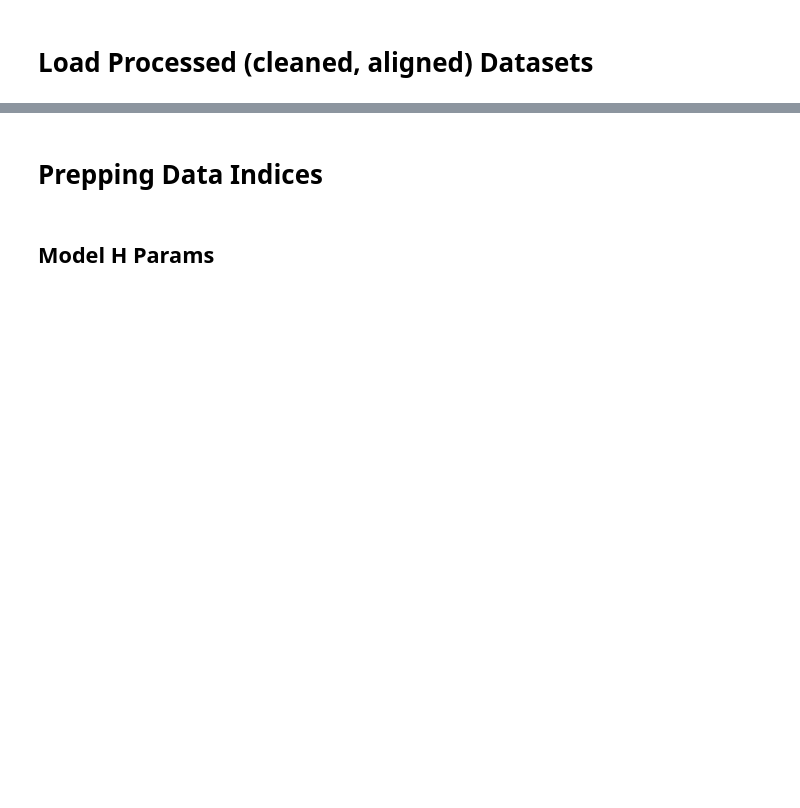
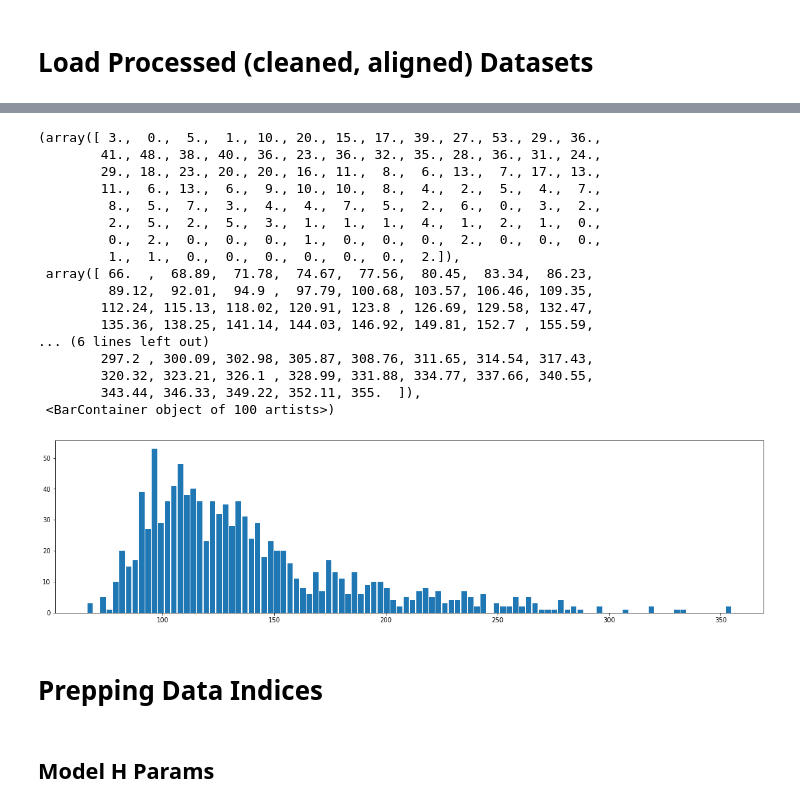
Before and after one commit to sahaana/ember-internal, a Jupyter notebook: notebooks/embedding/[0] Trial Run.ipynb, the cells around one changed output, grey strips where cells are left out. Drawn from its saved outputs; the diff is of its cells as text; code cells hidden in the pictures; blank space fills up the shorter version.

```diff
--- a/notebooks/embedding/[0] Trial Run.ipynb
+++ b/notebooks/embedding/[0] Trial Run.ipynb
@@ -103,2 +110,24 @@ plt.hist(summaries['merged'].apply(lambda x: len(x)), bins=100, rwidth = .85)
+# %%
+plt.figure(figsize=(20,5))
+plt.hist(right['merged_all'].apply(lambda x: len(x)), bins=100, rwidth = .85)
+# %% [output]
+(array([ 3.,  0.,  5.,  1., 10., 20., 15., 17., 39., 27., 53., 29., 36.,
+        41., 48., 38., 40., 36., 23., 36., 32., 35., 28., 36., 31., 24.,
+        29., 18., 23., 20., 20., 16., 11.,  8.,  6., 13.,  7., 17., 13.,
+        11.,  6., 13.,  6.,  9., 10., 10.,  8.,  4.,  2.,  5.,  4.,  7.,
+         8.,  5.,  7.,  3.,  4.,  4.,  7.,  5.,  2.,  6.,  0.,  3.,  2.,
+         2.,  5.,  2.,  5.,  3.,  1.,  1.,  1.,  4.,  1.,  2.,  1.,  0.,
+         0.,  2.,  0.,  0.,  0.,  1.,  0.,  0.,  0.,  2.,  0.,  0.,  0.,
+         1.,  1.,  0.,  0.,  0.,  0.,  0.,  0.,  2.]),
+ array([ 66.  ,  68.89,  71.78,  74.67,  77.56,  80.45,  83.34,  86.23,
+         89.12,  92.01,  94.9 ,  97.79, 100.68, 103.57, 106.46, 109.35,
+        112.24, 115.13, 118.02, 120.91, 123.8 , 126.69, 129.58, 132.47,
+        135.36, 138.25, 141.14, 144.03, 146.92, 149.81, 152.7 , 155.59,
+... (6 lines left out)
+        297.2 , 300.09, 302.98, 305.87, 308.76, 311.65, 314.54, 317.43,
+        320.32, 323.21, 326.1 , 328.99, 331.88, 334.77, 337.66, 340.55,
+        343.44, 346.33, 349.22, 352.11, 355.  ]),
+ <BarContainer object of 100 artists>)
+[figure, added]
 # %% [markdown]
 # Prepping Data Indices
```
Also changed, not shown: parts of 54 cells of this notebook, 12 other files.
